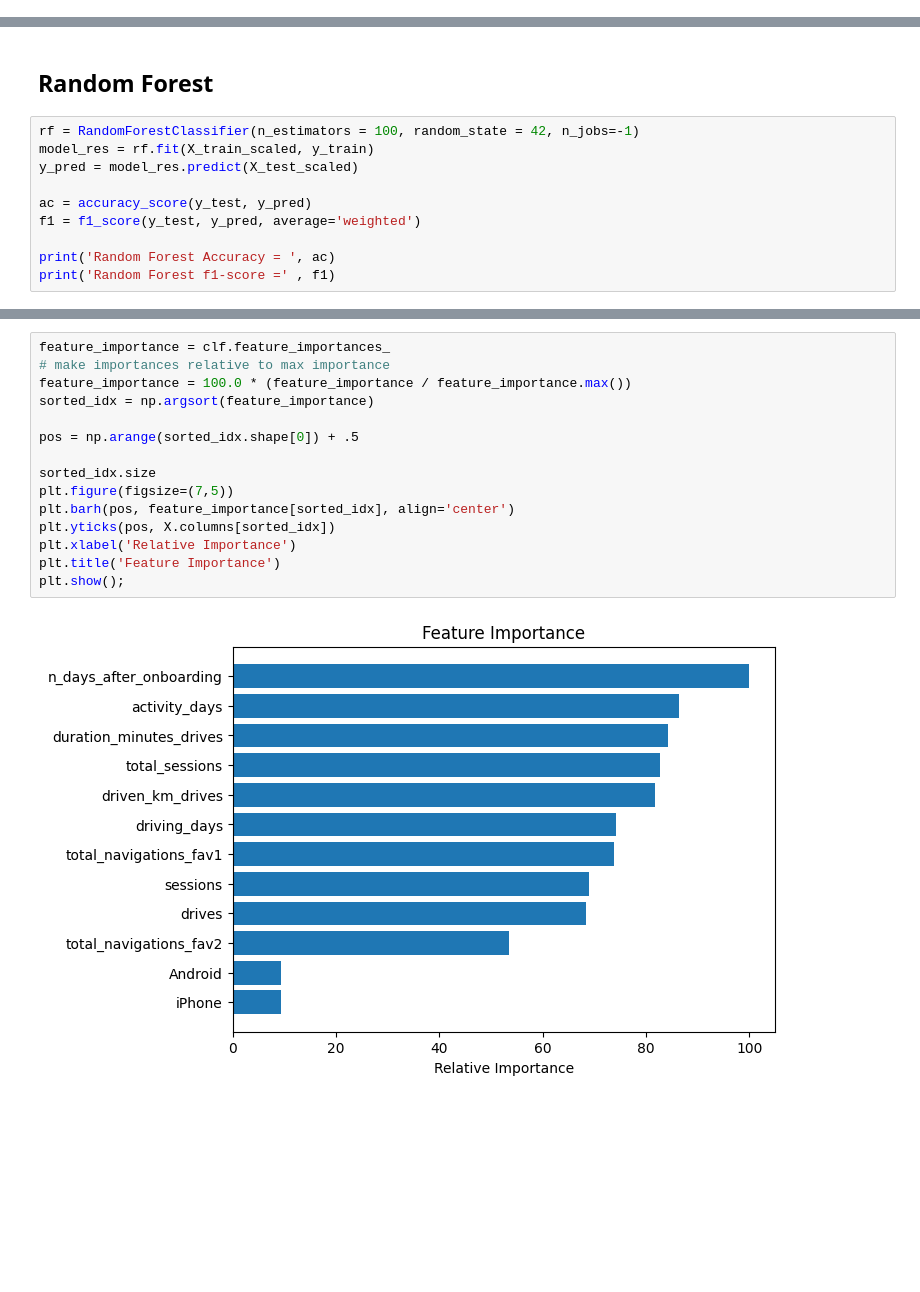
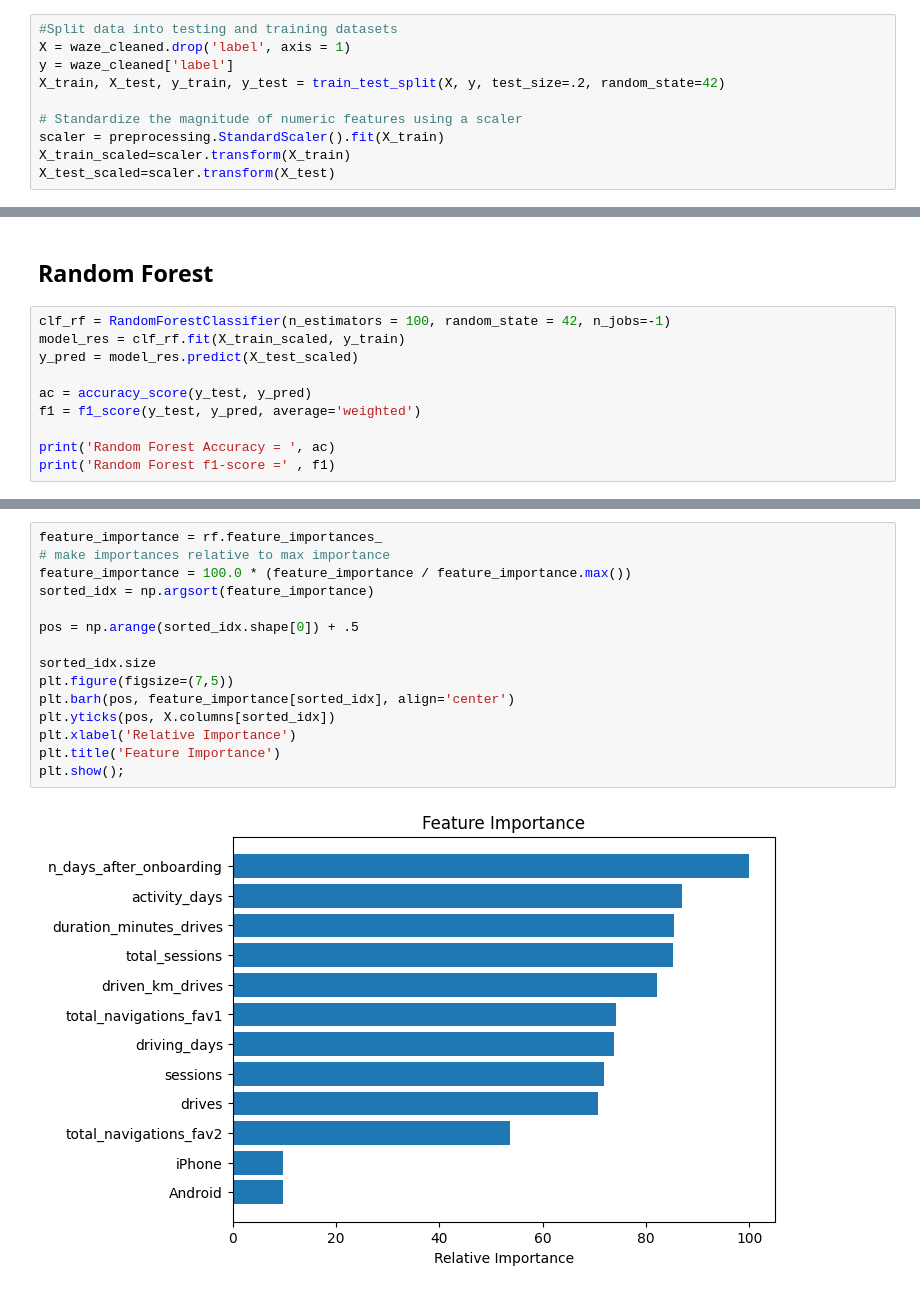
Before and after one commit to amoutafian/waze_capstone, a Jupyter notebook: notebooks/29.3 Modeling .ipynb, the cells around one changed output, grey strips where cells are left out. Saved outputs shown, nothing was run; the diff lists cells and outputs as text; blank space fills up the shorter version.

```diff
--- a/notebooks/29.3 Modeling .ipynb
+++ b/notebooks/29.3 Modeling .ipynb
@@ -65,2 +65,12 @@ Churn rate 0.18
+# %%
+#Split data into testing and training datasets
+X = waze_cleaned.drop('label', axis = 1)
+y = waze_cleaned['label']
+X_train, X_test, y_train, y_test = train_test_split(X, y, test_size=.2, random_state=42)
+
+# Standardize the magnitude of numeric features using a scaler
+scaler = preprocessing.StandardScaler().fit(X_train)
+X_train_scaled=scaler.transform(X_train)
+X_test_scaled=scaler.transform(X_test)
 # %%
 #instantiate new model with C = .001
@@ -139,8 +138,8 @@ for i in range(1,10):
 # %% [markdown]
 <h2> Random Forest
 # %%
-rf = RandomForestClassifier(n_estimators = 100, random_state = 42, n_jobs=-1)
-model_res = rf.fit(X_train_scaled, y_train)
+clf_rf = RandomForestClassifier(n_estimators = 100, random_state = 42, n_jobs=-1)
+model_res = clf_rf.fit(X_train_scaled, y_train)
 y_pred = model_res.predict(X_test_scaled)
 
 ac = accuracy_score(y_test, y_pred)
@@ -160,17 +159,17 @@ array([[  50,  447],
 # %%
-feature_importance = clf.feature_importances_
+feature_importance = rf.feature_importances_
 # make importances relative to max importance
 feature_importance = 100.0 * (feature_importance / feature_importance.max())
 sorted_idx = np.argsort(feature_importance)
 
 pos = np.arange(sorted_idx.shape[0]) + .5
 
 sorted_idx.size
 plt.figure(figsize=(7,5))
 plt.barh(pos, feature_importance[sorted_idx], align='center')
 plt.yticks(pos, X.columns[sorted_idx])
 plt.xlabel('Relative Importance')
 plt.title('Feature Importance')
 plt.show();
 # %% [output]
-[figure, old version]
+[figure, new version]
```
Also changed, not shown: parts of 11 cells of this notebook, 1 other file.
